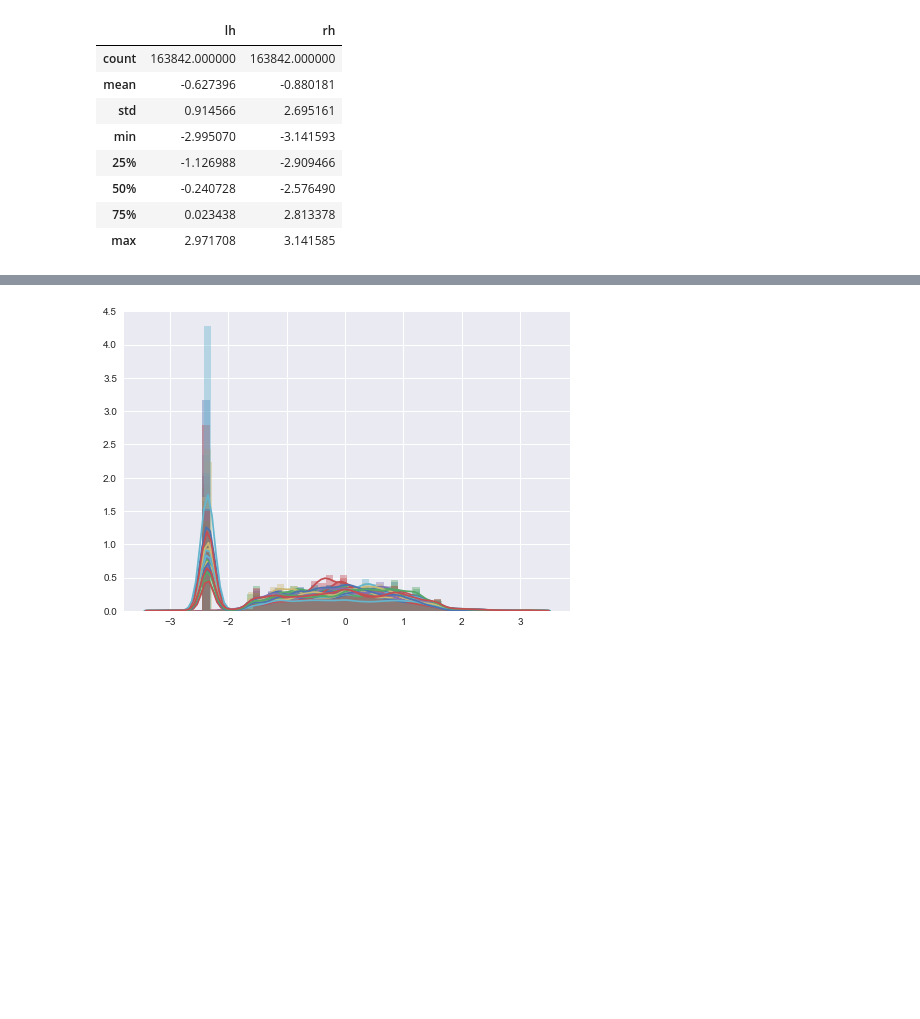
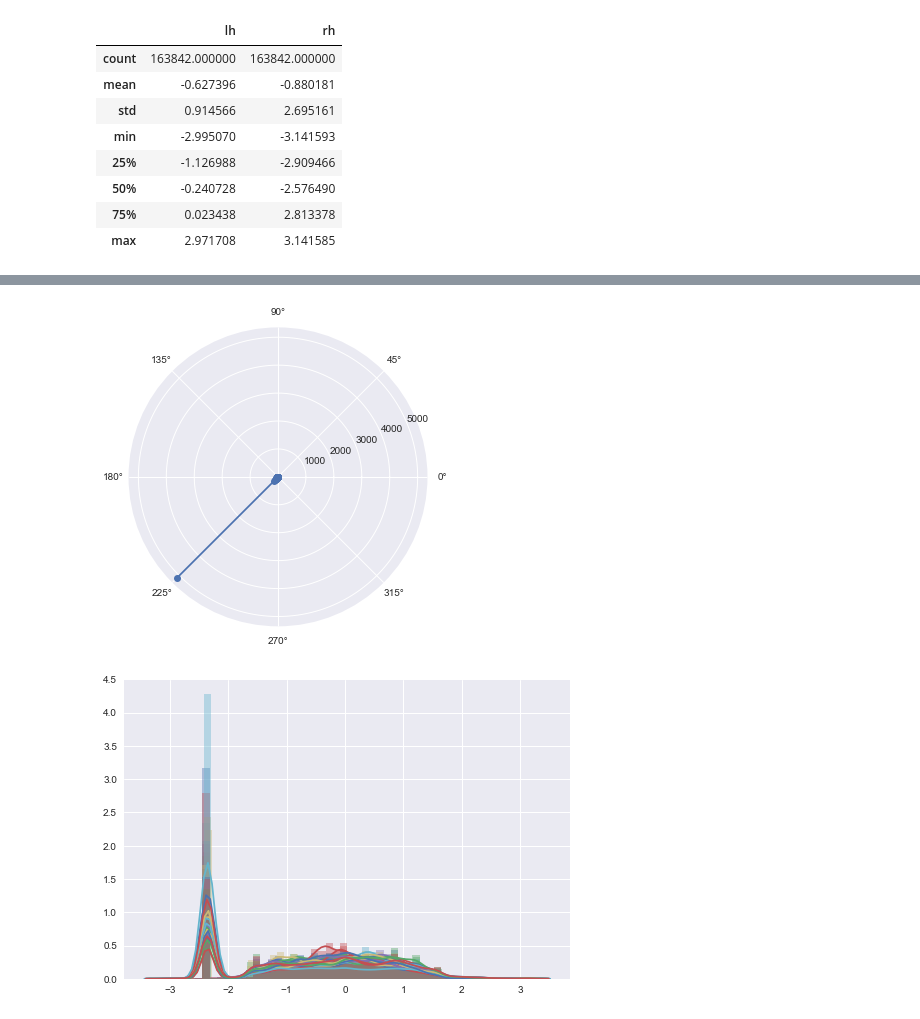
Before and after one commit to gkaguirrelab/extremeRetinotopy, a Jupyter notebook: fsAverage.ipynb, the cells around one changed output, grey strips where cells are left out. Cells and saved outputs as stored; diff of their text form; code cells hidden in the pictures; blank space fills up the shorter version.

```diff
--- a/fsAverage.ipynb
+++ b/fsAverage.ipynb
@@ -296,3 +304,7 @@ polar_angle.hist(bins=30, figsize=(16.0, 5.5));
+# %%
+plt.polar(polar_angle['lh'].value_counts(), '-o');
+# %% [output]
+[figure, added]
 # %%
 # Circular mean for polar angles on left hemisphere
 nifti = circ_paths[0]
```
Also changed, not shown: parts of 6 cells of this notebook, 1 other file.
